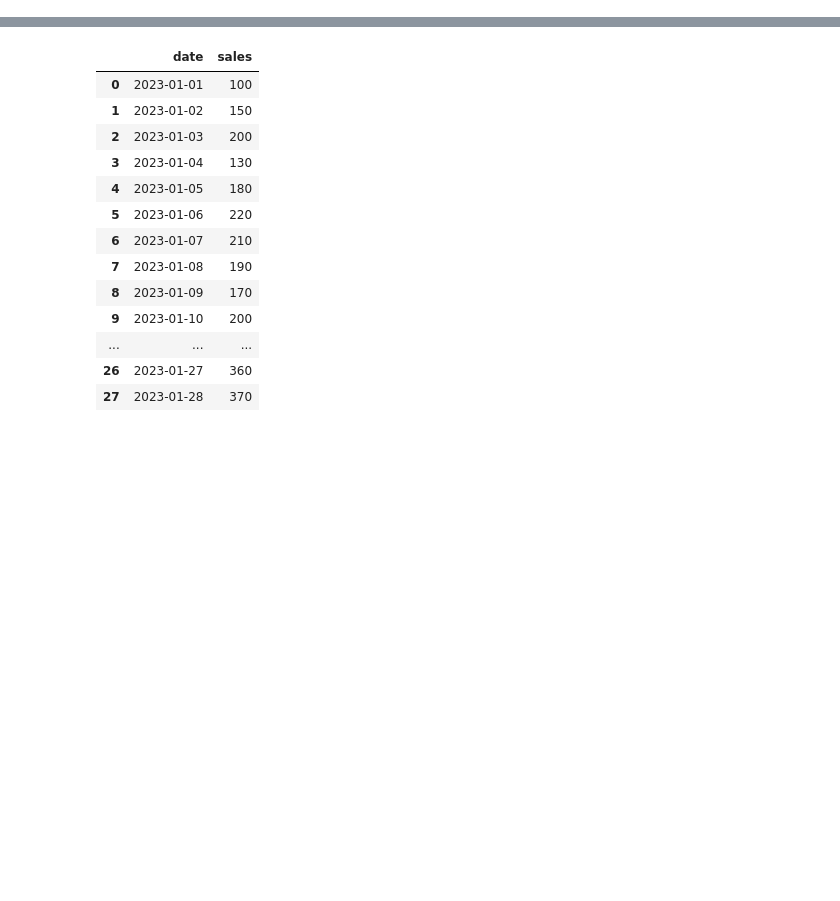
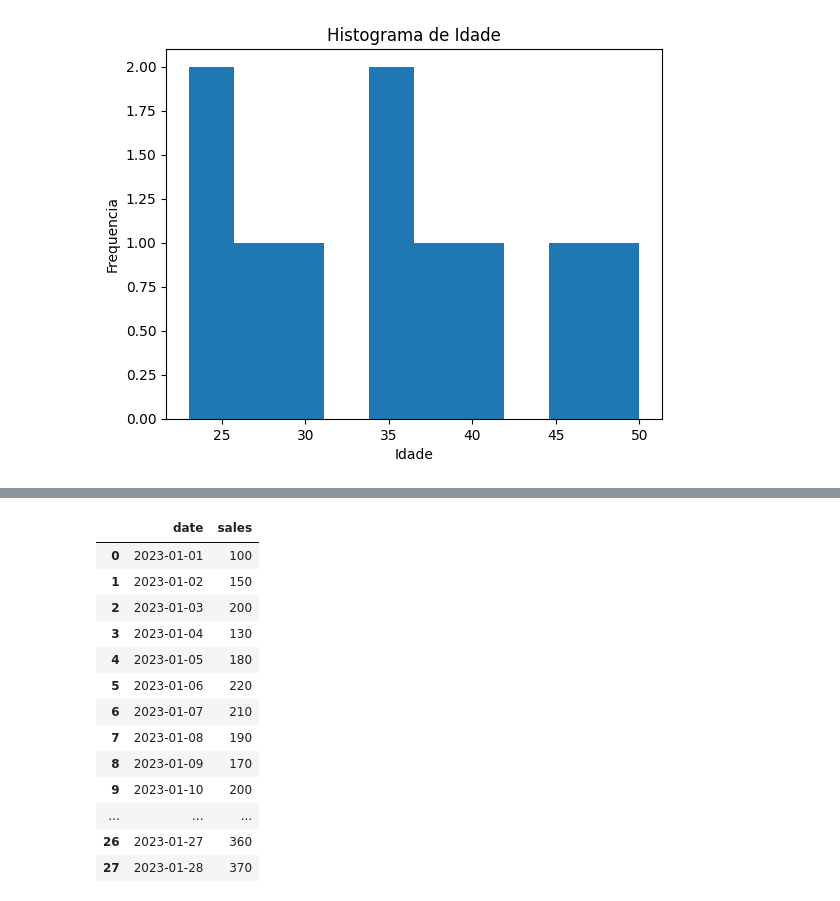
Before and after one commit to dsreliete/Womakerscode_DA_desafio_individual, a Jupyter notebook: Desafio8IndividualElietedaSilvaRodrigues.ipynb, the cells around one changed output, grey strips where cells are left out. Cells and saved outputs as stored; diff of their text form; code cells hidden in the pictures; blank space fills up the shorter version.

```diff
--- a/Desafio8IndividualElietedaSilvaRodrigues.ipynb
+++ b/Desafio8IndividualElietedaSilvaRodrigues.ipynb
@@ -33,4 +33,12 @@ df
 # %%
 # 2. Criar um histograma da variável 'age' usando Matplotlib.
+
+plt.hist(df['age'], bins=10)
+plt.xlabel('Idade')
+plt.ylabel('Frequencia')
+plt.title('Histograma de Idade')
+plt.show()
+# %% [output]
+[figure, added]
 # %%
 # 3. Criar um gráfico de dispersão mostrando a relação entre 'height' e 'weight' usando Seaborn.
```
Also changed, not shown: parts of 4 cells of this notebook.
